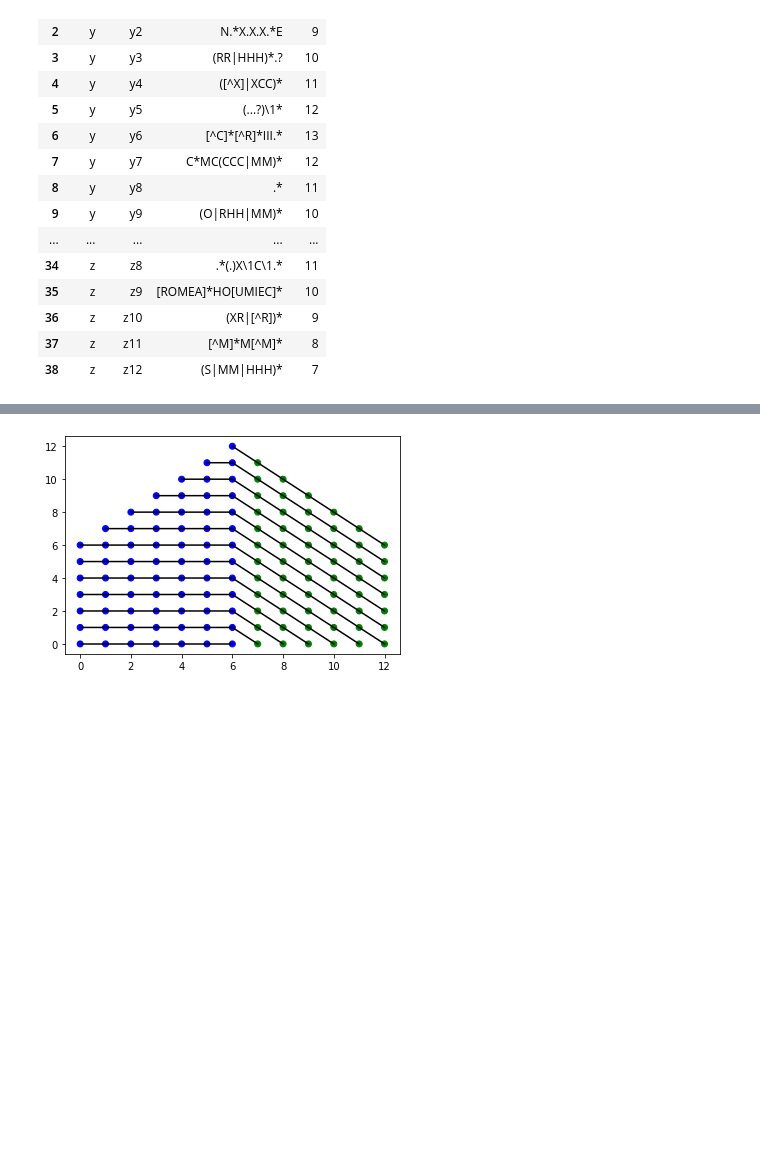
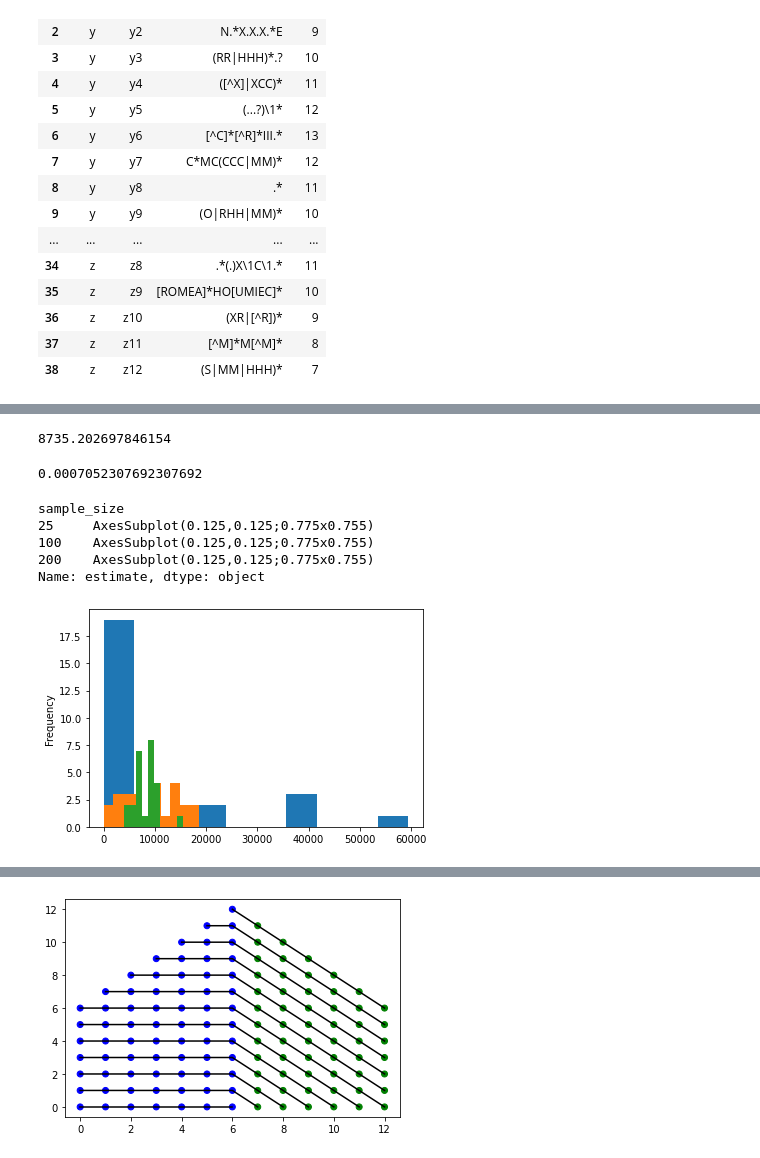
Before and after one commit to matthagy/regex_crossword, a Jupyter notebook: xplr0.ipynb, the cells around one changed output, grey strips where cells are left out. Drawn from its saved outputs; the diff is of its cells as text; code cells hidden in the pictures; blank space fills up the shorter version.

```diff
--- a/xplr0.ipynb
+++ b/xplr0.ipynb
@@ -444,0 +155,6 @@ sns.heatmap(data / data.max().max(), linewidth=0.05, ax=ax)
+# %%
+random = Random(0xCAFE)
+reduced = string_solutions
+while len(reduced) > 1:
+    print(len(reduced), sorted(map(len, reduced)))
+    reduced = solver.reduce_solution_sets_by_lowest_estimated_count(reduced, random)
@@ -444,0 +206,5 @@ sns.heatmap(data / data.max().max(), linewidth=0.05, ax=ax)
+# %%
+solution_sets = list(reduced)
+n = len(solution_sets)
+indexes = ((i, j) for i in range(n) for j in range(i + 1, n))
+i, j = min(indexes, key=lambda x: solution_sets[x[0]].estimate_intersection_size(solution_sets[x[1]], random))
@@ -444,0 +215,4 @@ sns.heatmap(data / data.max().max(), linewidth=0.05, ax=ax)
+# %%
+a = solution_sets[i]
+b = solution_sets[j]
+len(a), len(b)
@@ -444,0 +221,8 @@ sns.heatmap(data / data.max().max(), linewidth=0.05, ax=ax)
+# %%
+size_estimates = pd.DataFrame([
+    {'sample_size': sample_size,
+     'estimate': a.estimate_intersection_size(b, random, sample_size=sample_size),
+     'trial': i}
+    for sample_size in [25, 100, 200]
+    for i in range(25)])
+size_estimates
@@ -444,0 +243,19 @@ sns.heatmap(data / data.max().max(), linewidth=0.05, ax=ax)
+# %%
+best_size_estimate = ((size_estimates['estimate'] * size_estimates['sample_size']).sum() /
+                       size_estimates['sample_size'].sum())
+best_size_estimate
+# %% [output]
+8735.202697846154
+# %%
+best_size_estimate / len(a) / len(b)
+# %% [output]
+0.0007052307692307692
+# %%
+size_estimates.groupby('sample_size')['estimate'].plot.hist()
+# %% [output]
+sample_size
+25     AxesSubplot(0.125,0.125;0.775x0.755)
+100    AxesSubplot(0.125,0.125;0.775x0.755)
+200    AxesSubplot(0.125,0.125;0.775x0.755)
+Name: estimate, dtype: object
+[figure, added]
```
Also changed, not shown: parts of 68 cells of this notebook, 1 other file.
